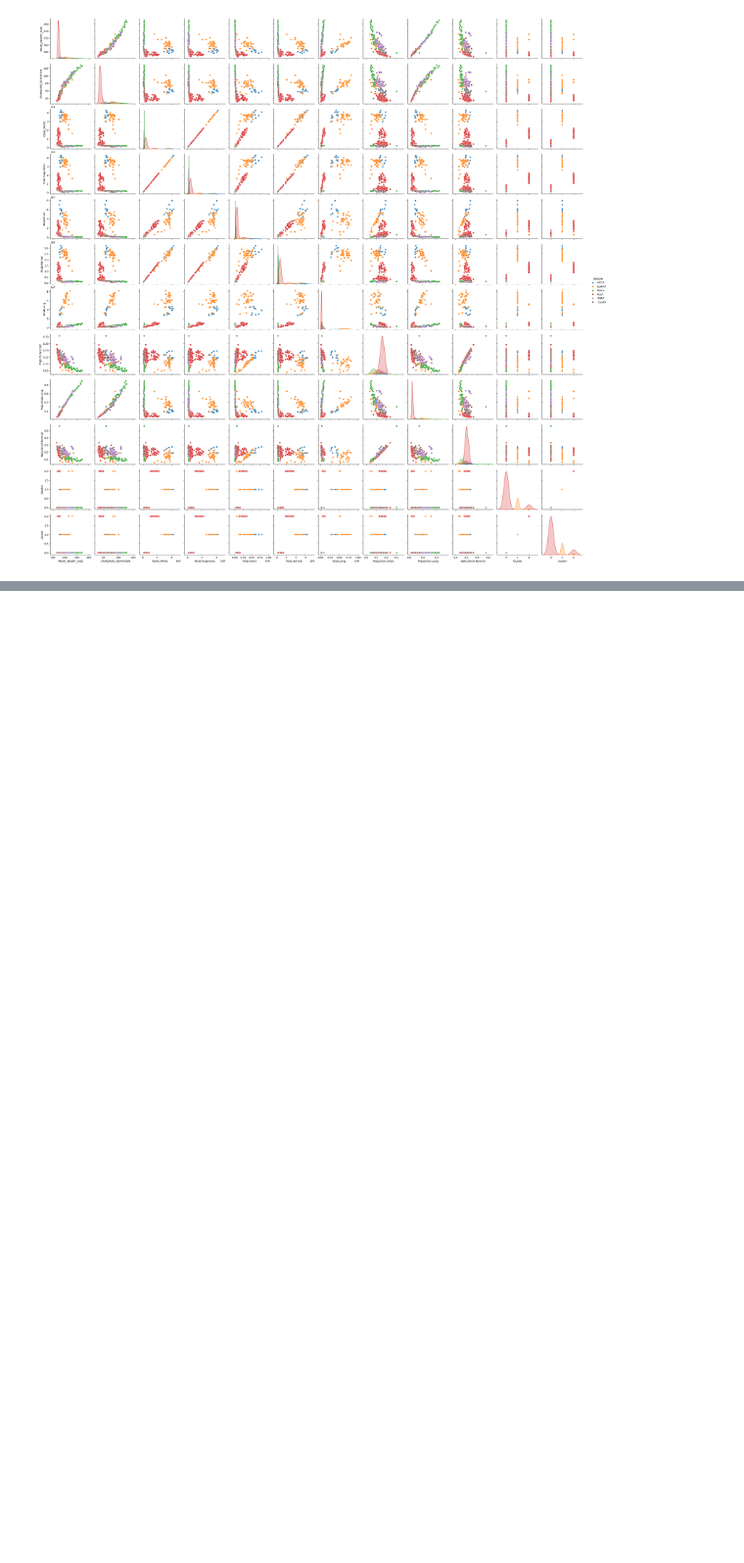
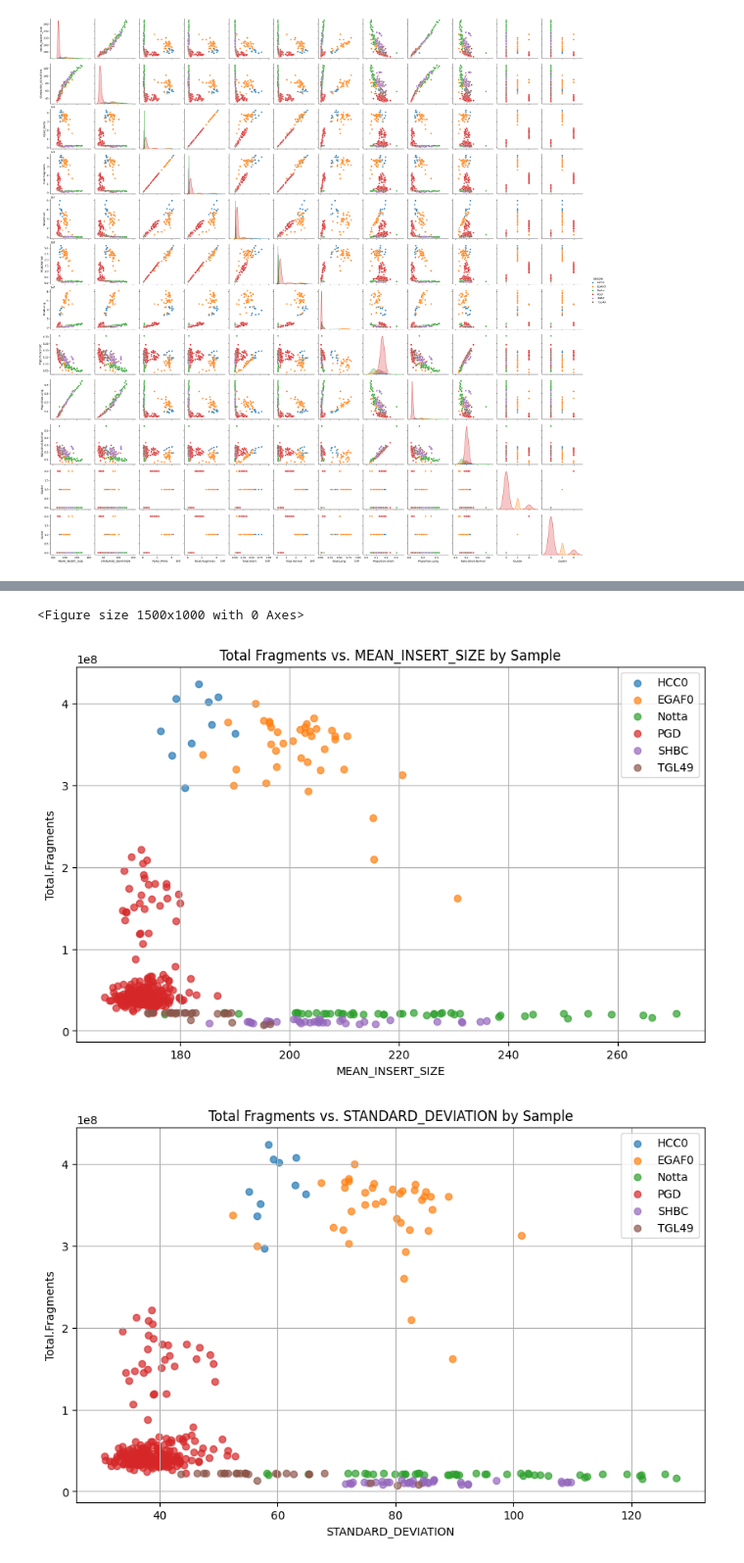
Before and after one commit to pughlab/hbc, a Jupyter notebook: hbc_clustering.ipynb, the cells around one changed output, grey strips where cells are left out. Shown at 98% size. Drawn from its saved outputs; the diff is of its cells as text; code cells hidden in the pictures; blank space fills up the shorter version.

```diff
--- a/hbc_clustering.ipynb
+++ b/hbc_clustering.ipynb
@@ -150,0 +177,29 @@ print(df)
+# %%
+# prompt: Plot all features with respect to "Total.Fragments" and color the points based on which Sample they come from.
+
+# Assuming 'Total.Fragments' and 'Sample' are columns in your DataFrame and other features exist
+
+if 'Total.Fragments' not in df.columns or 'Sample' not in df.columns:
+    print("Error: 'Total.Fragments' or 'Sample' column not found in the DataFrame.")
+else:
+    # Select features to plot (exclude 'Total.Fragments' and 'Sample')
+    features = [col for col in df.columns if col not in ['Total.Fragments', 'Sample']]
+
+    # Create the plot
+    plt.figure(figsize=(15, 10))  # Adjust figure size as needed
+
+    for feature in features:
+        plt.figure(figsize=(10,6)) # individual figure sizes
+        for sample in df['Sample'].unique():
+            sample_data = df[df['Sample'] == sample]
+            plt.scatter(sample_data[feature], sample_data['Total.Fragments'], label=sample, alpha=0.7)
+        plt.xlabel(feature)
+        plt.ylabel("Total.Fragments")
+        plt.title(f"Total Fragments vs. {feature} by Sample")
+        plt.legend()
+        plt.grid(True)
+        plt.show()
+# %% [output]
+<Figure size 1500x1000 with 0 Axes>
+[figure, added]
+[figure, added]
```
Also changed, not shown: parts of 5 cells of this notebook.
